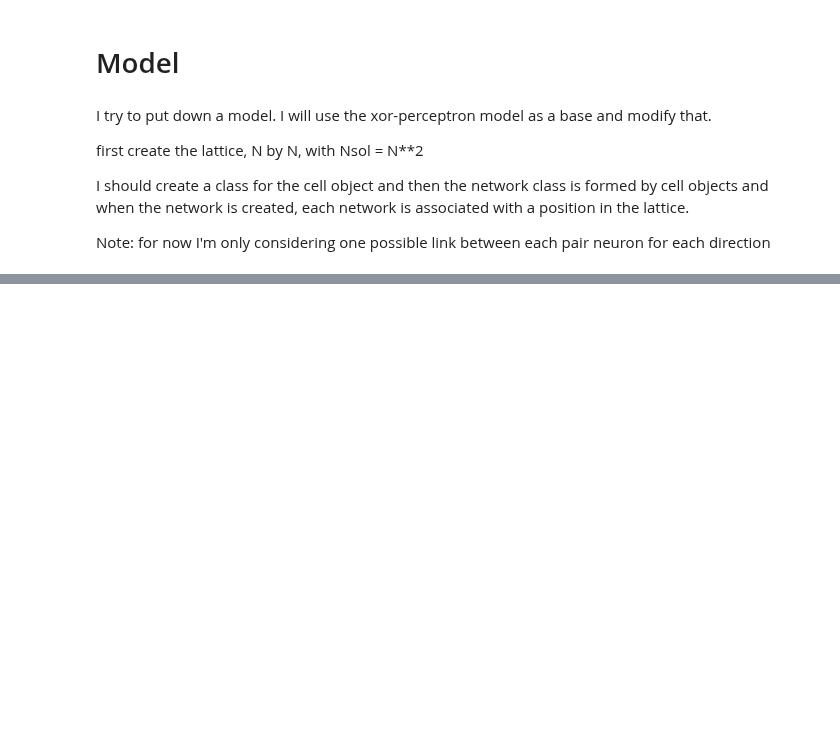
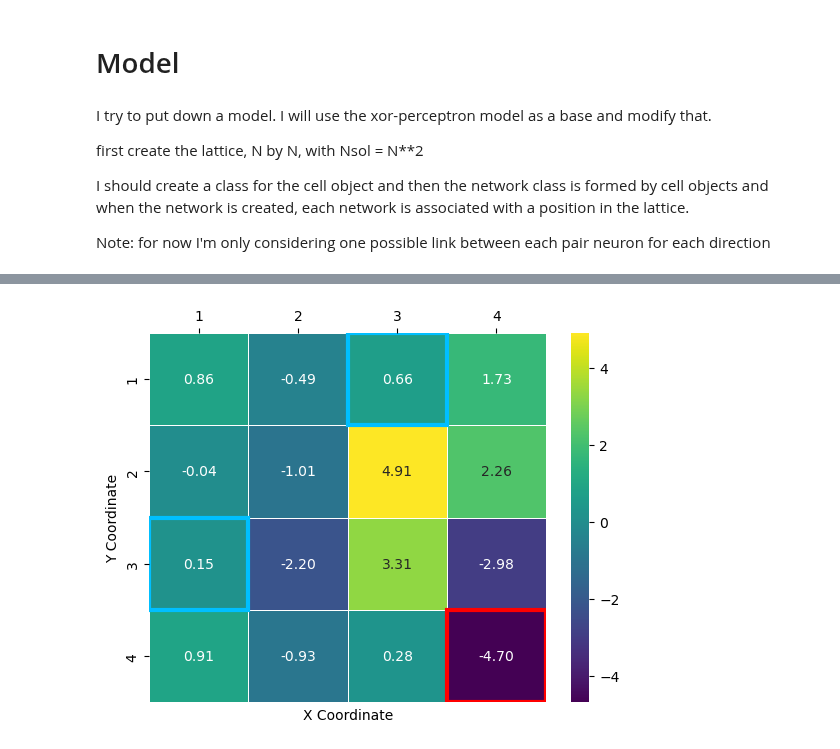
Before and after one commit to pietromalagoli/NeuronEvolution, a Jupyter notebook: main/model_ricard.ipynb, the cells around one changed output, grey strips where cells are left out. Saved outputs shown, nothing was run; the diff lists cells and outputs as text; code cells hidden in the pictures; blank space fills up the shorter version.

```diff
--- a/main/model_ricard.ipynb
+++ b/main/model_ricard.ipynb
@@ -174,0 +193,46 @@ Input:[1, 1] -> Output:-0.9785244427408955 -- Expected:-1.0
+# %%
+# Prepare mask for highlighting input and output cells
+mask = np.zeros((par['L'], par['L']), dtype=bool)
+highlight_colors = np.full((par['L'], par['L']), '', dtype=object)
+
+# Highlight input cells (par['L']//2 and 2*par['L']) and output cell (-1)
+input_indices = [par['L']//2, 2*par['L']]
+output_index = par['L']**2 - 1
+
+for idx in input_indices:
+    y, x = divmod(idx, par['L'])
+    highlight_colors[y, x] = 'input'
+y, x = divmod(output_index, par['L'])
+highlight_colors[y, x] = 'output'
+
+# Create a color map for annotations
+def highlight_cells(val, color):
+    if color == 'input':
+        return 'background-color: lightblue'
+    elif color == 'output':
+        return 'background-color: lightcoral'
+    else:
+        return ''
+
+ax = sns.heatmap(
+    solutions[n].T.reshape(par['L'], par['L']),
+    xticklabels=np.arange(1, par['L']+1),
+    yticklabels=np.arange(1, par['L']+1),
+    cmap='viridis',
+    annot=True,
+    fmt=".2f",
+    linewidths=.5,
+    vmin=np.min(solutions[n].T),
+    vmax=np.max(solutions[n].T)
+)
+ax.set(xlabel="X Coordinate", ylabel="Y Coordinate")
+ax.xaxis.tick_top()
+
+# Highlight input/output cells
+for (y, x), label in np.ndenumerate(highlight_colors):
+    if label == 'input':
+        ax.add_patch(plt.Rectangle((x, y), 1, 1, fill=False, edgecolor='deepskyblue', lw=3))
+    elif label == 'output':
+        ax.add_patch(plt.Rectangle((x, y), 1, 1, fill=False, edgecolor='red', lw=3))
+# %% [output]
+[figure, added]
```
Also changed, not shown: parts of 14 cells of this notebook, 12 other files.
